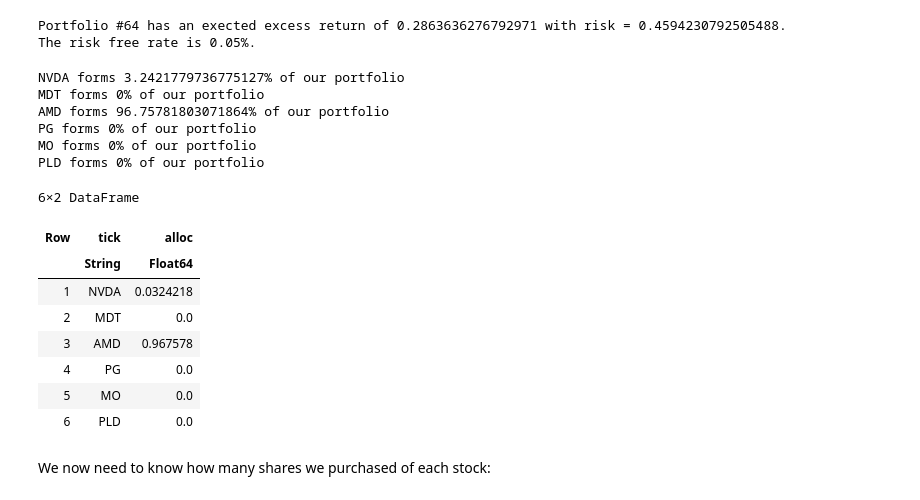
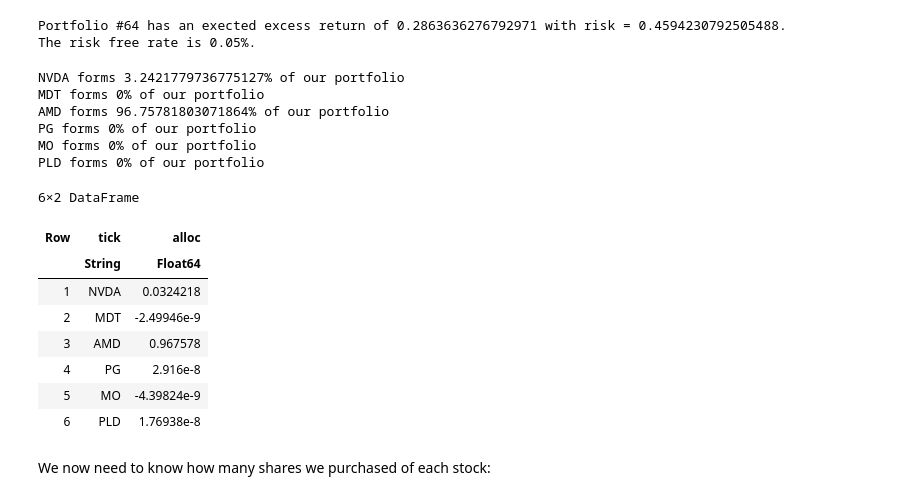
Before and after one commit to ek665/CHEME-5660-Project-F23, a Jupyter notebook: Template.ipynb, the cells around one changed output. Cells and saved outputs as stored; diff of their text form; code cells hidden in the pictures.

```diff
--- a/Template.ipynb
+++ b/Template.ipynb
@@ -168,41 +168,38 @@ for item in efficient_frontier[portfolio, :tickers]
         weight=w[i]*100
     end
     println("$item forms $weight% of our portfolio")
 end
 
 #Now put into dataframe form, similar to Lab15b. Adjust values that are low (aribtary) to 0% allocation
 
 new_df=DataFrame();
 for element in eachindex(w)
     weight_element=w[element]
-    if w[element]<0.00001
-        weight_element=0
-    end
     row_df=(
         tick=tickers[element],
         alloc=weight_element
     )
     push!(new_df, row_df)
 end
 
 
 new_df
 # %% [output]
 NVDA forms 3.2421779736775127% of our portfolio
 MDT forms 0% of our portfolio
 AMD forms 96.75781803071864% of our portfolio
 PG forms 0% of our portfolio
 MO forms 0% of our portfolio
 PLD forms 0% of our portfolio
 6×2 DataFrame
 | Row | tick | alloc |
 |  | String | Float64 |
 | 1 | NVDA | 0.0324218 |
-| 2 | MDT | 0.0 |
+| 2 | MDT | -2.49946e-9 |
 | 3 | AMD | 0.967578 |
-| 4 | PG | 0.0 |
-| 5 | MO | 0.0 |
-| 6 | PLD | 0.0 |
+| 4 | PG | 2.916e-8 |
+| 5 | MO | -4.39824e-9 |
+| 6 | PLD | 1.76938e-8 |
 # %% [markdown]
 We now need to know how many shares we purchased of each stock:
 # %%
```
Also changed, not shown: parts of 8 cells of this notebook.
